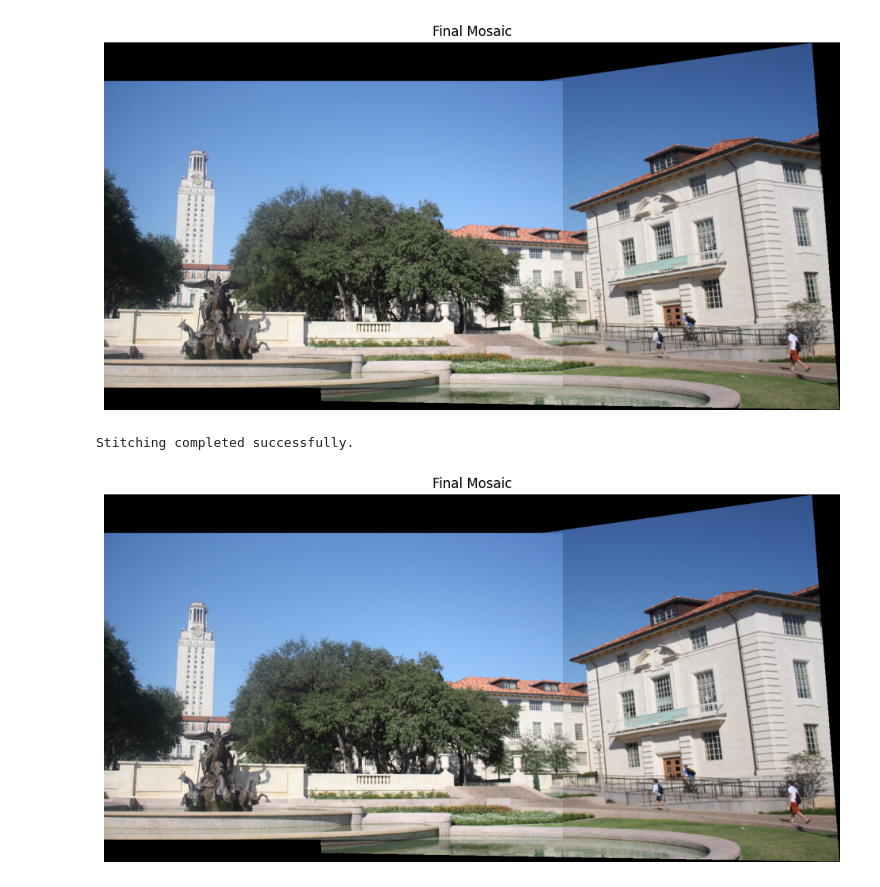
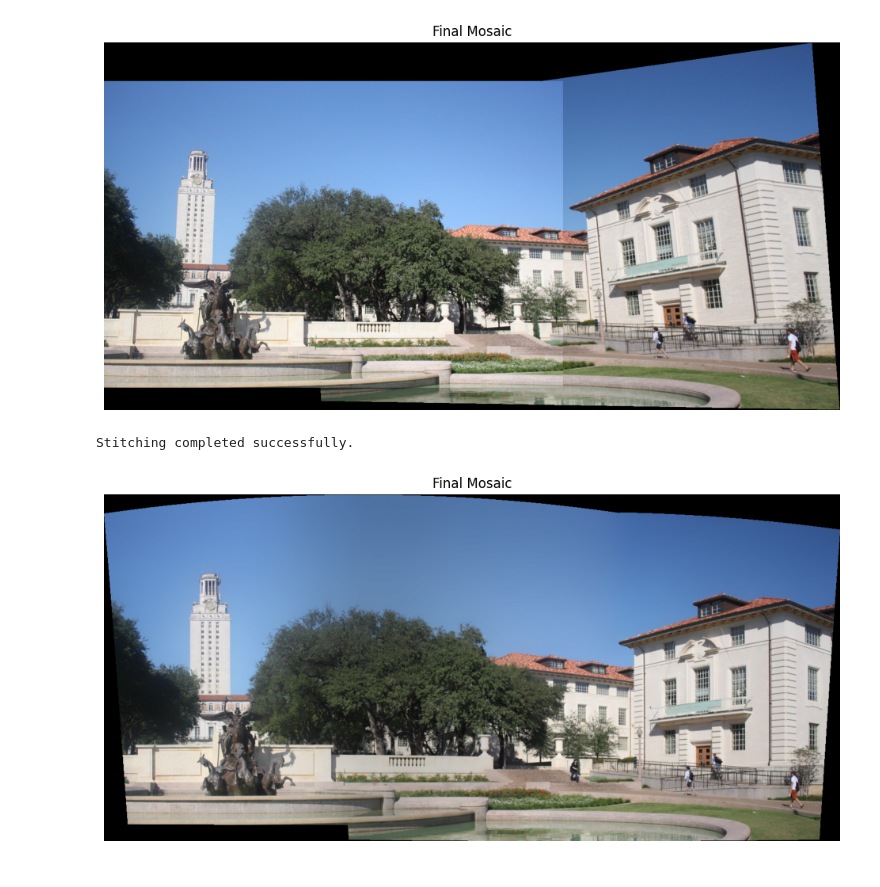
Before and after one commit to shadyalattarr/CV_Assignment_2, a Jupyter notebook: part_2.ipynb, the cells around one changed output. Saved outputs shown, nothing was run; the diff lists cells and outputs as text; code cells hidden in the pictures.

```diff
--- a/part_2.ipynb
+++ b/part_2.ipynb
@@ -571,16 +571,16 @@ plt.show()
 # %%
 #built in stitching
 stitcher = cv.Stitcher_create()
 status, stitched = stitcher.stitch([image1, image2])
 if status == cv.Stitcher_OK:
     print("Stitching completed successfully.")
     plt.figure(figsize=(12, 8))
-    plt.imshow(cv.cvtColor(mosaic, cv.COLOR_BGR2RGB))
+    plt.imshow(cv.cvtColor(stitched, cv.COLOR_BGR2RGB))
     plt.title("Final Mosaic")
     plt.axis('off')
     plt.show()
     # cv.imshow("Stitched Image", stitched)
     # cv.waitKey(0)
 # %% [output]
 Stitching completed successfully.
-[figure, old version]
+[figure, new version]
```
Also changed, not shown: 1 other file.
